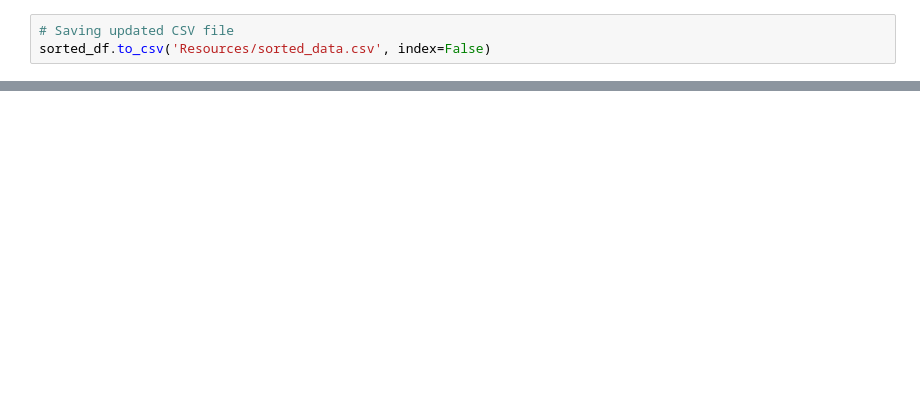
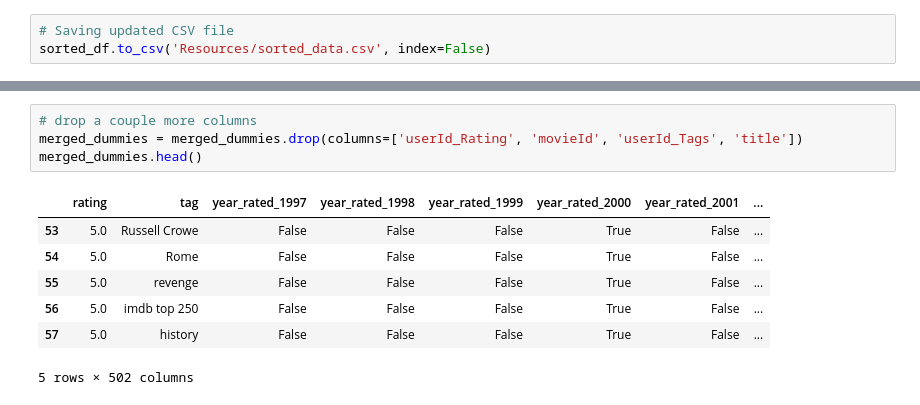
Before and after one commit to emilyclairevoyant/Project4, a Jupyter notebook: EmilySRoughWork.ipynb, the cells around one changed output, grey strips where cells are left out. Saved outputs shown, nothing was run; the diff lists cells and outputs as text; blank space fills up the shorter version.

```diff
--- a/EmilySRoughWork.ipynb
+++ b/EmilySRoughWork.ipynb
@@ -254,0 +289,12 @@ sorted_df.to_csv('Resources/sorted_data.csv', index=False)
+# %%
+# drop a couple more columns
+merged_dummies = merged_dummies.drop(columns=['userId_Rating', 'movieId', 'userId_Tags', 'title'])
+merged_dummies.head()
+# %% [output]
+|  | rating | tag | year_rated_1997 | year_rated_1998 | year_rated_1999 | year_rated_2000 | year_rated_2001 | ... |
+| 53 | 5.0 | Russell Crowe | False | False | False | True | False | ... |
+| 54 | 5.0 | Rome | False | False | False | True | False | ... |
+| 55 | 5.0 | revenge | False | False | False | True | False | ... |
+| 56 | 5.0 | imdb top 250 | False | False | False | True | False | ... |
+| 57 | 5.0 | history | False | False | False | True | False | ... |
+5 rows × 502 columns
```
Also changed, not shown: parts of 6 cells of this notebook, 4 other files.
